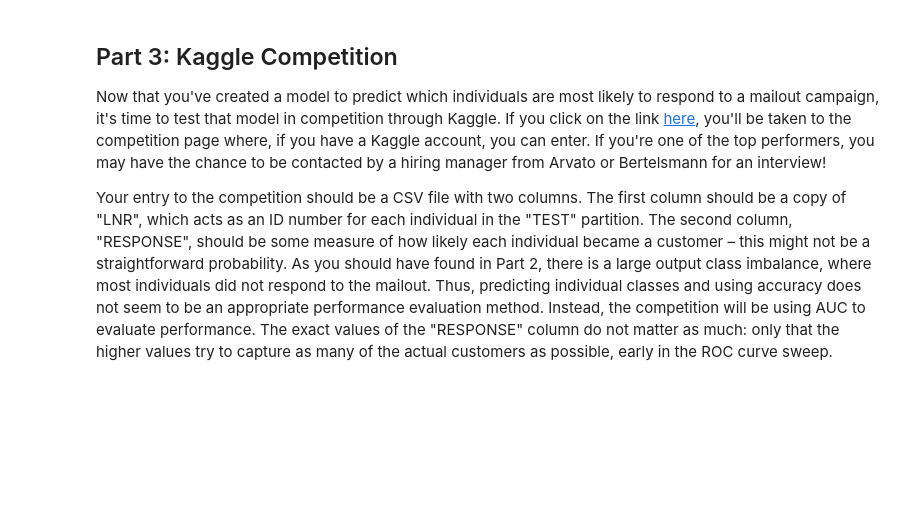
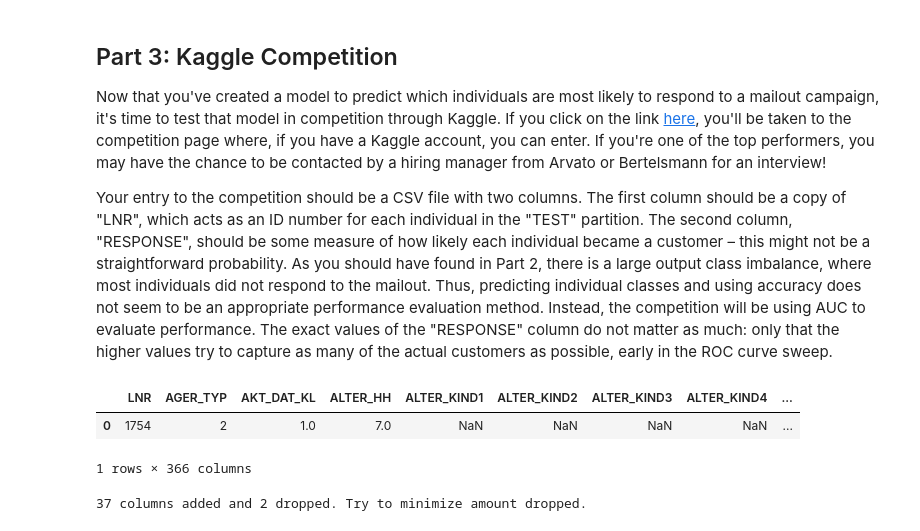
Before and after one commit to Jannis12324/customer_response_prediction, a Jupyter notebook: Arvato Project Workbook.ipynb, the cells around one changed output. Cells and saved outputs as stored; diff of their text form; code cells hidden in the pictures; blank space fills up the shorter version.

```diff
--- a/Arvato Project Workbook.ipynb
+++ b/Arvato Project Workbook.ipynb
@@ -859,12 +874,18 @@ Now that you've created a model to predict which individuals are most likely to
 Your entry to the competition should be a CSV file with two columns. The first column should be a copy of "LNR", which acts as an ID number for each individual in the "TEST" partition. The second column, "RESPONSE", should be some measure of how likely each individual became a customer – this might not be a straightforward probability. As you should have found in Part 2, there is a large output class imbalance, where most individuals did not respond to the mailout. Thus, predicting individual classes and using accuracy does not seem to be an appropriate performance evaluation method. Instead, the competition will be using AUC to evaluate performance. The exact values of the "RESPONSE" column do not matter as much: only that the higher values try to capture as many of the actual customers as possible, early in the ROC curve sweep.
 # %%
 mailout_test = pd.read_csv('data/Udacity_MAILOUT_052018_TEST.csv', sep=';')
+# %%
+mailout_test.head(1)
+# %% [output]
+|  | LNR | AGER_TYP | AKT_DAT_KL | ALTER_HH | ALTER_KIND1 | ALTER_KIND2 | ALTER_KIND3 | ALTER_KIND4 | ... |
+| 0 | 1754 | 2 | 1.0 | 7.0 | NaN | NaN | NaN | NaN | ... |
+1 rows × 366 columns
 # %%
 test_clean = clean_data(mailout_test)
 # %%
 # Make sure the same columns exist after the one-hot encoding
 # add 0 columns that didn't exist
-missing_cols = [column for column in test_clean.columns if column not in test_clean.columns]
+missing_cols = [column for column in clean_df.columns if column not in test_clean.columns]
 for col in missing_cols:
     test_clean[col]=0
 before_drop = len(test_clean.columns)
@@ -873,6 +894,8 @@ test_clean = test_clean[clean_df.columns]
 if "cluster" in test_clean.columns:
     test_clean.drop(columns = ["cluster"], inplace = True)
 print("{} columns added and {} dropped. Try to minimize amount dropped.".format(len(missing_cols), before_drop-len(m_df_clean.columns)))
+# %% [output]
+37 columns added and 2 dropped. Try to minimize amount dropped.
 # %%
 # Perform PCA on the train data
 test_pca = pca.transform(test_clean)
```
Also changed, not shown: parts of 59 cells of this notebook, 1 other file.
